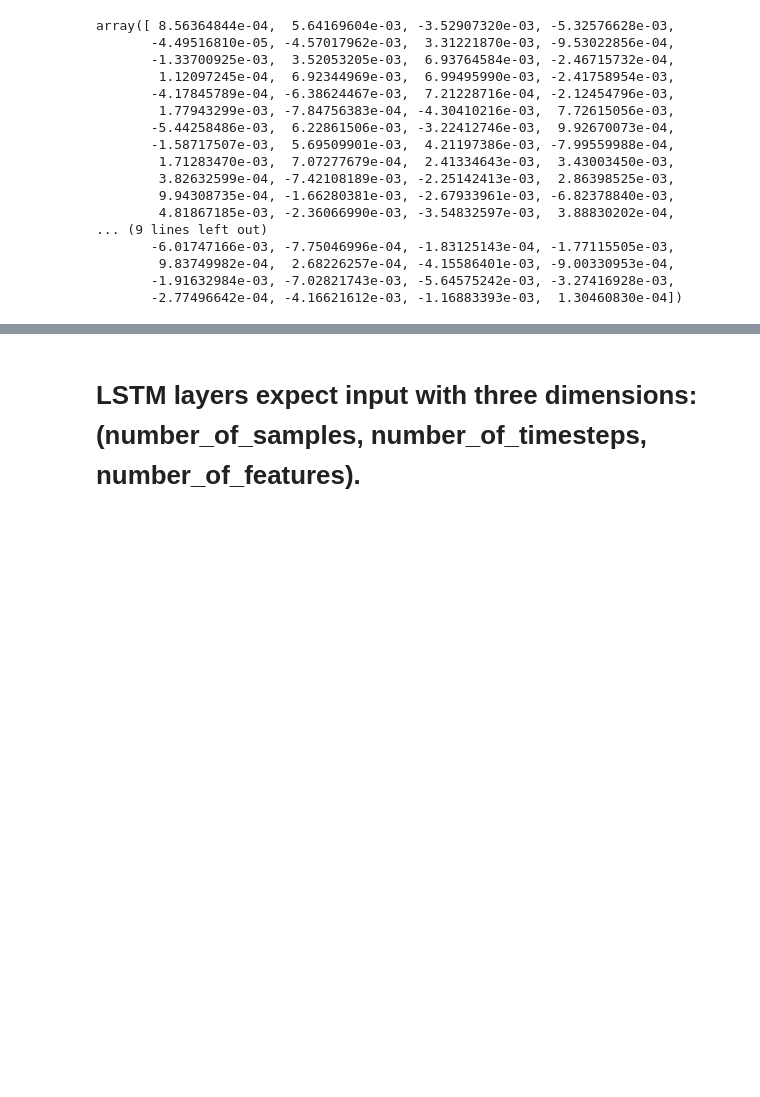
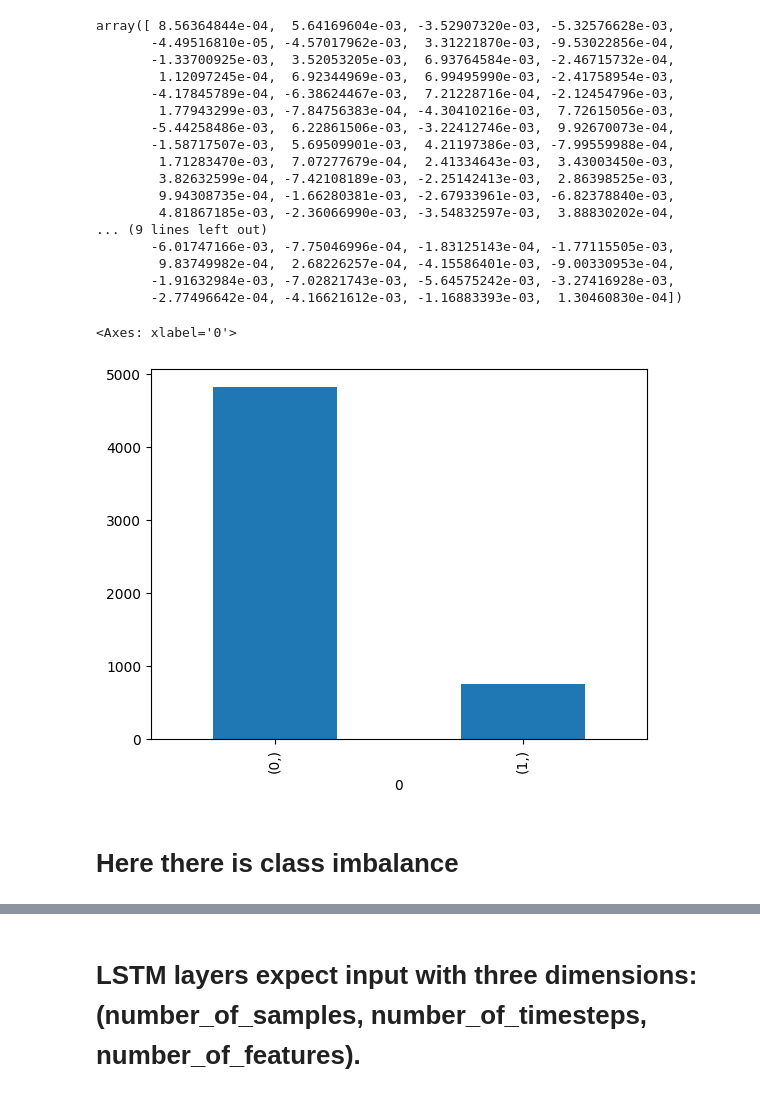
Before and after one commit to devpatel0005/SMS-Spam-Detection, a Jupyter notebook: sms_spam_detection.ipynb, the cells around one changed output, grey strips where cells are left out. Saved outputs shown, nothing was run; the diff lists cells and outputs as text; code cells hidden in the pictures; blank space fills up the shorter version.

```diff
--- a/sms_spam_detection.ipynb
+++ b/sms_spam_detection.ipynb
@@ -201,5 +202,12 @@ from sklearn.preprocessing import LabelEncoder
 
 le = LabelEncoder()
 y = le.fit_transform(df['Label'])
+# %%
+pd.DataFrame(y).value_counts().plot(kind='bar')
+# %% [output]
+<Axes: xlabel='0'>
+[figure, added]
+# %% [markdown]
+# Here there is class imbalance
 # %%
 x_train,x_test,y_train,y_test=train_test_split(X,y,test_size=0.1,random_state=42)
```
Also changed, not shown: parts of 10 cells of this notebook.
